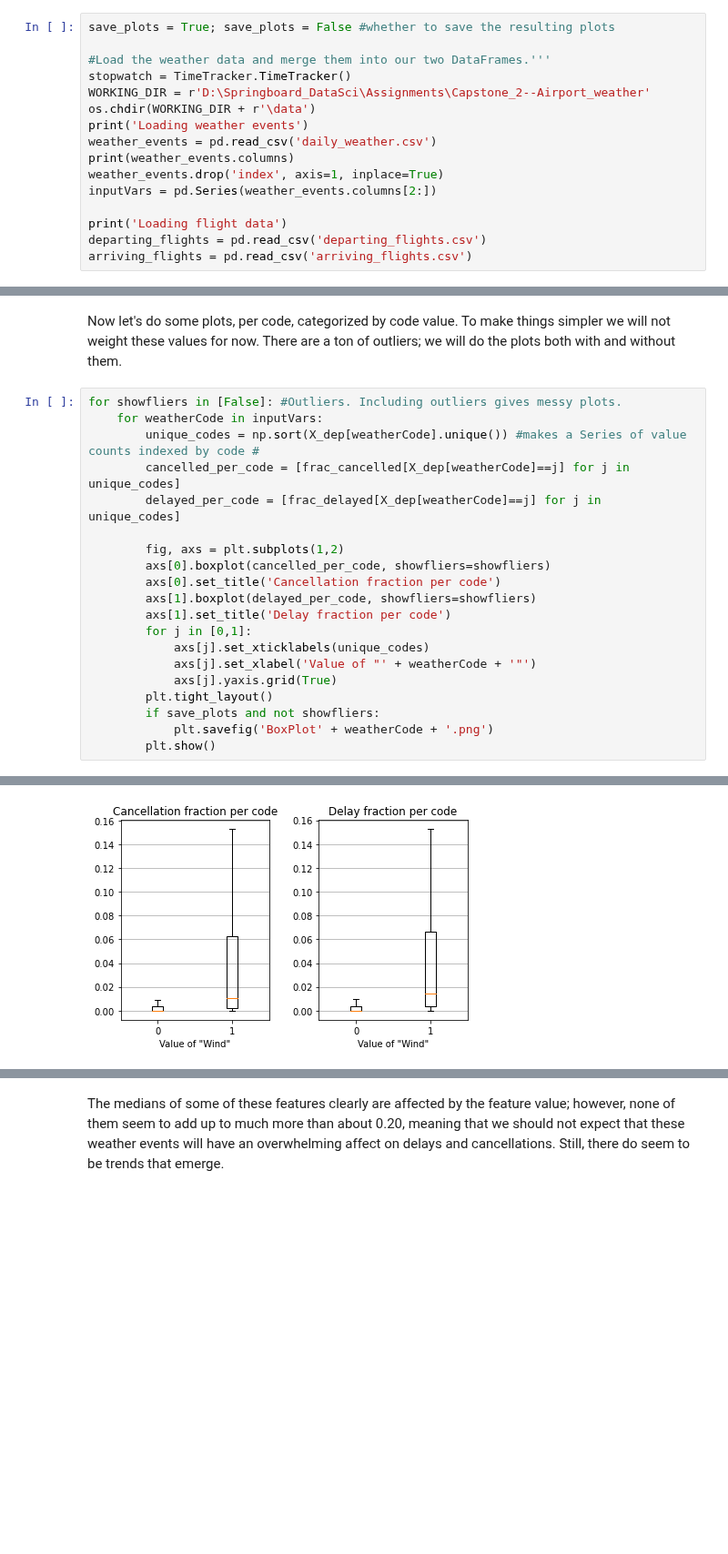
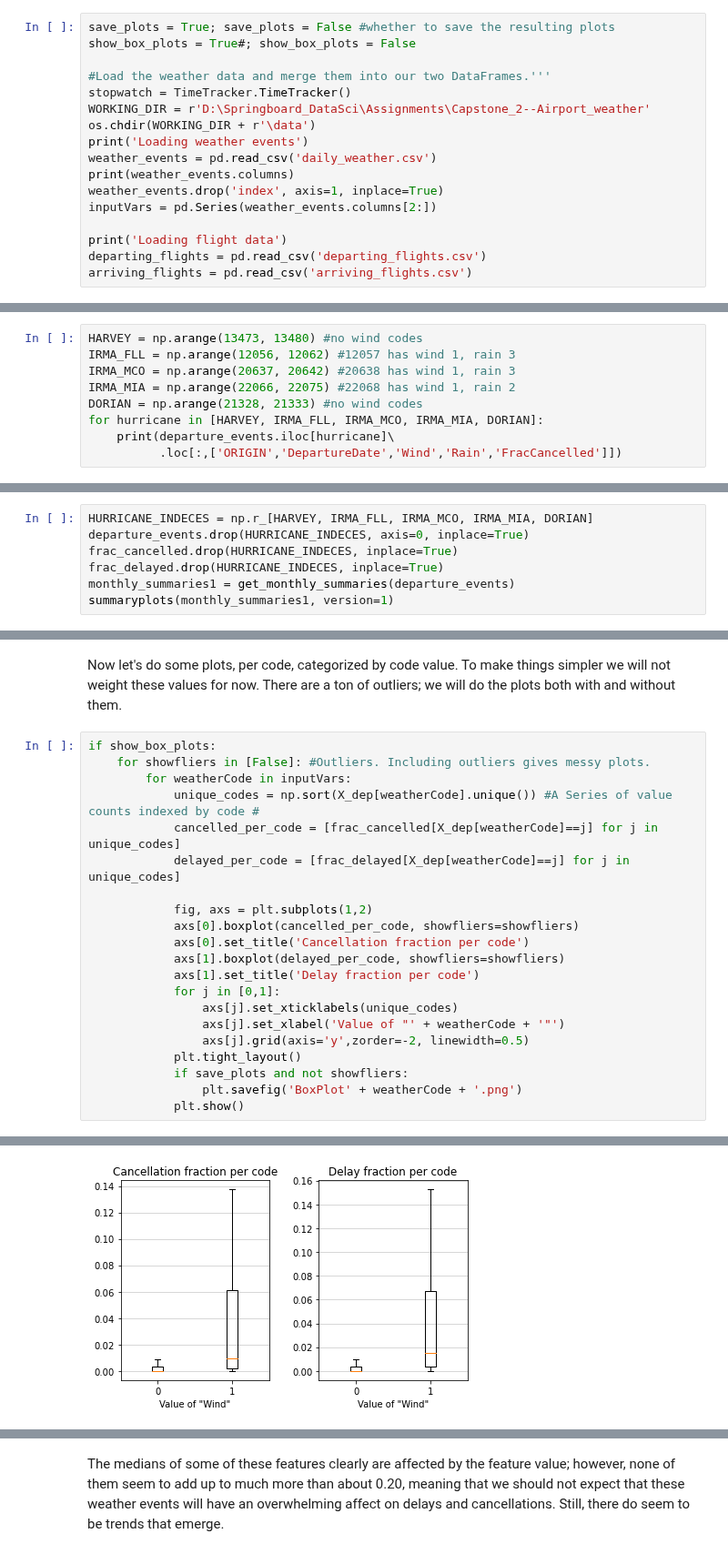
Before and after one commit to BarrettNB/Springboard, a Jupyter notebook: Capstone_2--Airport_weather/Steps_2-3_DataWrangling_EDA_2_Merging.ipynb, the cells around one changed output, grey strips where cells are left out. Shown at 91% size. Saved outputs shown, nothing was run; the diff lists cells and outputs as text; blank space fills up the shorter version.

```diff
--- a/Capstone_2--Airport_weather/Steps_2-3_DataWrangling_EDA_2_Merging.ipynb
+++ b/Capstone_2--Airport_weather/Steps_2-3_DataWrangling_EDA_2_Merging.ipynb
@@ -10,6 +10,7 @@ sys.path.append('D:/Springboard_DataSci/Assignments/Lib')
 import TimeTracker
 # %%
 save_plots = True; save_plots = False #whether to save the resulting plots
+show_box_plots = True#; show_box_plots = False
 
 #Load the weather data and merge them into our two DataFrames.'''
 stopwatch = TimeTracker.TimeTracker()
@@ -126,0 +141,9 @@ plt.show()
+# %%
+HARVEY = np.arange(13473, 13480) #no wind codes
+IRMA_FLL = np.arange(12056, 12062) #12057 has wind 1, rain 3
+IRMA_MCO = np.arange(20637, 20642) #20638 has wind 1, rain 3
+IRMA_MIA = np.arange(22066, 22075) #22068 has wind 1, rain 2
+DORIAN = np.arange(21328, 21333) #no wind codes
+for hurricane in [HARVEY, IRMA_FLL, IRMA_MCO, IRMA_MIA, DORIAN]:
+    print(departure_events.iloc[hurricane]\
+          .loc[:,['ORIGIN','DepartureDate','Wind','Rain','FracCancelled']])
@@ -126,0 +200,7 @@ plt.show()
+# %%
+HURRICANE_INDECES = np.r_[HARVEY, IRMA_FLL, IRMA_MCO, IRMA_MIA, DORIAN]
+departure_events.drop(HURRICANE_INDECES, axis=0, inplace=True)
+frac_cancelled.drop(HURRICANE_INDECES, inplace=True)
+frac_delayed.drop(HURRICANE_INDECES, inplace=True)
+monthly_summaries1 = get_monthly_summaries(departure_events)
+summaryplots(monthly_summaries1, version=1)
@@ -192,23 +276,24 @@ Now let's do some plots, per code, categorized by code value. To make things
 simpler we will not weight these values for now. There are a ton of outliers; we
 will do the plots both with and without them.
 # %%
-for showfliers in [False]: #Outliers. Including outliers gives messy plots.
-    for weatherCode in inputVars:
-        unique_codes = np.sort(X_dep[weatherCode].unique()) #makes a Series of value counts indexed by code #
-        cancelled_per_code = [frac_cancelled[X_dep[weatherCode]==j] for j in unique_codes]
-        delayed_per_code = [frac_delayed[X_dep[weatherCode]==j] for j in unique_codes]
+if show_box_plots:
+    for showfliers in [False]: #Outliers. Including outliers gives messy plots.
+        for weatherCode in inputVars:
+            unique_codes = np.sort(X_dep[weatherCode].unique()) #A Series of value counts indexed by code #
+            cancelled_per_code = [frac_cancelled[X_dep[weatherCode]==j] for j in unique_codes]
+            delayed_per_code = [frac_delayed[X_dep[weatherCode]==j] for j in unique_codes]
 
-        fig, axs = plt.subplots(1,2)
-        axs[0].boxplot(cancelled_per_code, showfliers=showfliers)
-        axs[0].set_title('Cancellation fraction per code')
-        axs[1].boxplot(delayed_per_code, showfliers=showfliers)
-        axs[1].set_title('Delay fraction per code')
-        for j in [0,1]:
-            axs[j].set_xticklabels(unique_codes)
-            axs[j].set_xlabel('Value of "' + weatherCode + '"')
-            axs[j].yaxis.grid(True)
-        plt.tight_layout()
-        if save_plots and not showfliers:
-            plt.savefig('BoxPlot' + weatherCode + '.png')
-        plt.show()
+            fig, axs = plt.subplots(1,2)
+            axs[0].boxplot(cancelled_per_code, showfliers=showfliers)
+            axs[0].set_title('Cancellation fraction per code')
+            axs[1].boxplot(delayed_per_code, showfliers=showfliers)
+            axs[1].set_title('Delay fraction per code')
+            for j in [0,1]:
+                axs[j].set_xticklabels(unique_codes)
+                axs[j].set_xlabel('Value of "' + weatherCode + '"')
+                axs[j].grid(axis='y',zorder=-2, linewidth=0.5)
+            plt.tight_layout()
+            if save_plots and not showfliers:
+                plt.savefig('BoxPlot' + weatherCode + '.png')
+            plt.show()
 # %% [output]
@@ -216,6 +301,6 @@ for showfliers in [False]: #Outliers. Including outliers gives messy plots.
 [figure]
 [figure]
-[figure, old version]
+[figure, new version]
 [figure]
 [figure]
 [figure]
```
Also changed, not shown: parts of 19 cells of this notebook.
